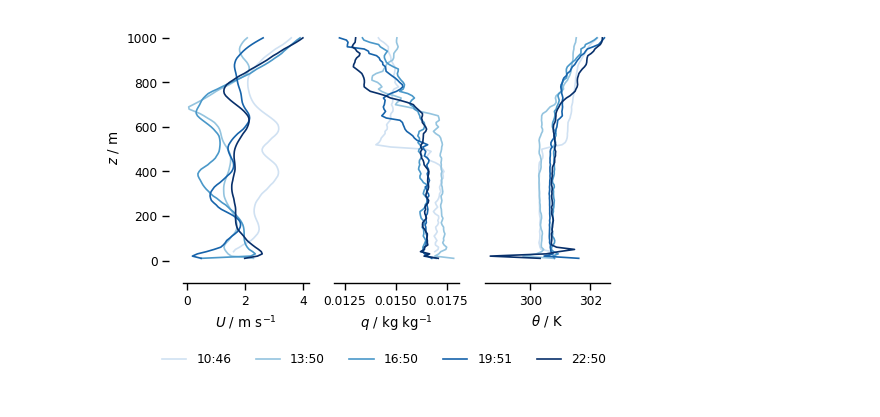
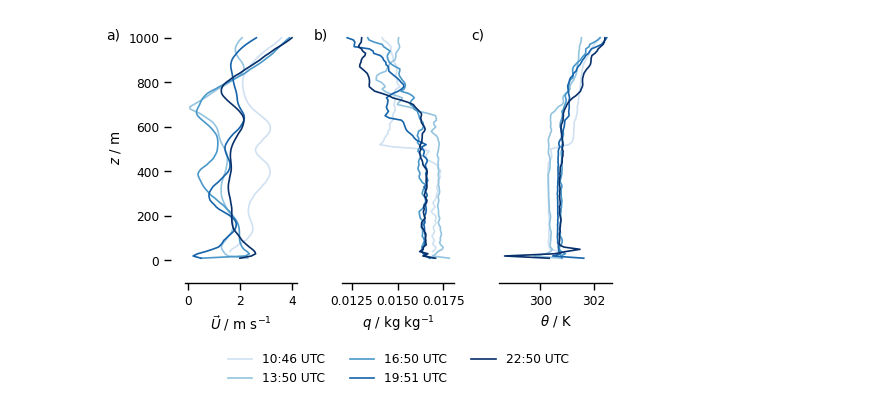
Before and after one commit to hansmsc90/bowtie_data_paper, a Jupyter notebook: scripts/doldrum1.ipynb, the cells around one changed output. Drawn from its saved outputs; the diff is of its cells as text; code cells hidden in the pictures.

```diff
--- a/scripts/doldrum1.ipynb
+++ b/scripts/doldrum1.ipynb
@@ -80,49 +123,53 @@ sns.set_context("paper")
 fig = plt.figure(figsize=(14/2.54,8/2.54),facecolor='white')
 ax= fig.add_subplot(131)
 [dset_rad_sel.wspd.isel(launch_time=idx).plot(y='alt',
-                label=dset_rad_sel.launch_time.isel(launch_time=idx).dt.strftime('%H:%M').values ) \
+                label=dset_rad_sel.launch_time.isel(launch_time=idx).dt.strftime('%H:%M UTC').values ) \
  for idx in range(dset_rad_sel.launch_time.shape[0])]
 colors = [colormap(i) for i in np.linspace(0, 1,len(ax.lines)+1)]
 for i,j in enumerate(ax.lines):
     j.set_color(colors[i+1])
 ax.set_ylabel('$z$ / m')
-ax.set_xlabel(r'$U$ / m s$^{-1}$')
+ax.set_xlabel(r'$\vec{U}$ / m s$^{-1}$')
 sns.despine(offset=10,ax=ax)
 ax.spines['left'].set_visible(False)
 ax.set_title(None)
+plt.text(-0.7, 0.95, 'a)', transform=ax.transAxes, fontsize=10)
 
 ax= fig.add_subplot(132)
 [dset_rad_sel.q.isel(launch_time=idx).plot(y='alt',
-                label=dset_rad_sel.launch_time.isel(launch_time=idx).dt.strftime('%H:%M').values ) \
+                label=dset_rad_sel.launch_time.isel(launch_time=idx).dt.strftime('%H:%M UTC').values ) \
  for idx in range(dset_rad_sel.launch_time.shape[0])]
 colors = [colormap(i) for i in np.linspace(0, 1,len(ax.lines)+1)]
 for i,j in enumerate(ax.lines):
     j.set_color(colors[i+1])
 ax.set_ylabel(None)
 ax.set_xlabel(r'$q$ / kg kg$^{-1}$')
 sns.despine(offset=10,ax=ax)
 ax.set_yticks([])
 ax.spines['left'].set_visible(False)
 ax.set_title(None)
+plt.text(-0.25, 0.95, 'b)', transform=ax.transAxes, fontsize=10)
 
 ax= fig.add_subplot(133)
 [dset_rad_sel.theta.isel(launch_time=idx).plot(y='alt',
-                label=dset_rad_sel.launch_time.isel(launch_time=idx).dt.strftime('%H:%M').values ) \
+                label=dset_rad_sel.launch_time.isel(launch_time=idx).dt.strftime('%H:%M UTC').values ) \
  for idx in range(dset_rad_sel.launch_time.shape[0])]
 colors = [colormap(i) for i in np.linspace(0, 1,len(ax.lines)+1)]
 for i,j in enumerate(ax.lines):
     j.set_color(colors[i+1])
 ax.set_ylabel(None)
 ax.set_yticks([])
 ax.set_xlabel(r'$\theta$ / K')
 sns.despine(offset=10,ax=ax)
 ax.spines['left'].set_visible(False)
 ax.set_title(None)
+plt.subplots_adjust(wspace=0.4)
+plt.text(-0.25, 0.95, 'c)', transform=ax.transAxes, fontsize=10)
 
-ax.legend(loc='upper center', bbox_to_anchor=(-0.8, -0.3),
-          ncol=5,frameon=False)
+ax.legend(loc='upper center', bbox_to_anchor=(-0.9, -0.3),
+          ncol=3,frameon=False)
 
-plt.savefig('../../../figures/profile_doldrums.pdf',
+plt.savefig('../figures/profile_doldrums.pdf',
             format='pdf',bbox_inches='tight',orientation={'landscape'})
 # %% [output]
-[figure, old version]
+[figure, new version]
```
Also changed, not shown: parts of 5 cells of this notebook, 39 other files.
